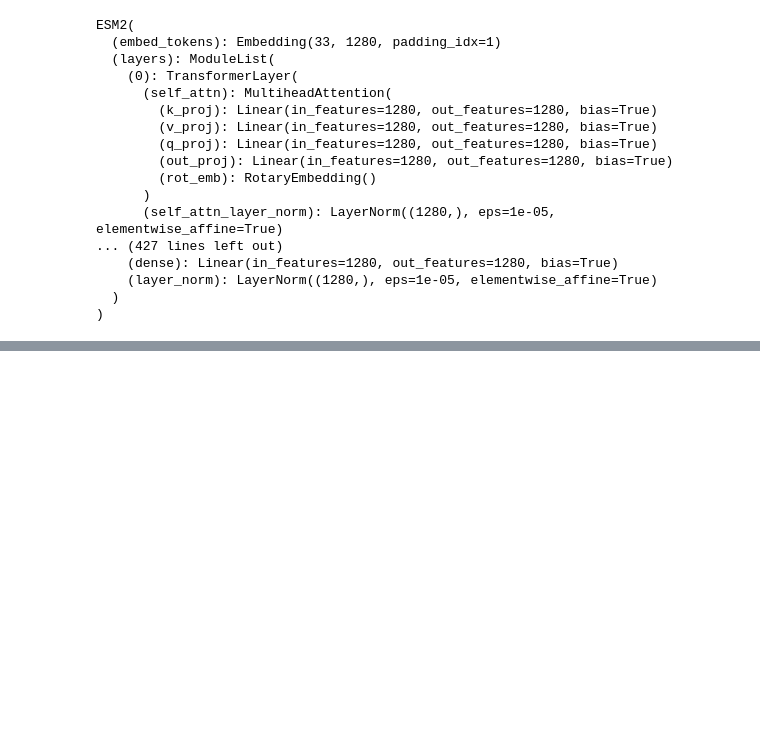
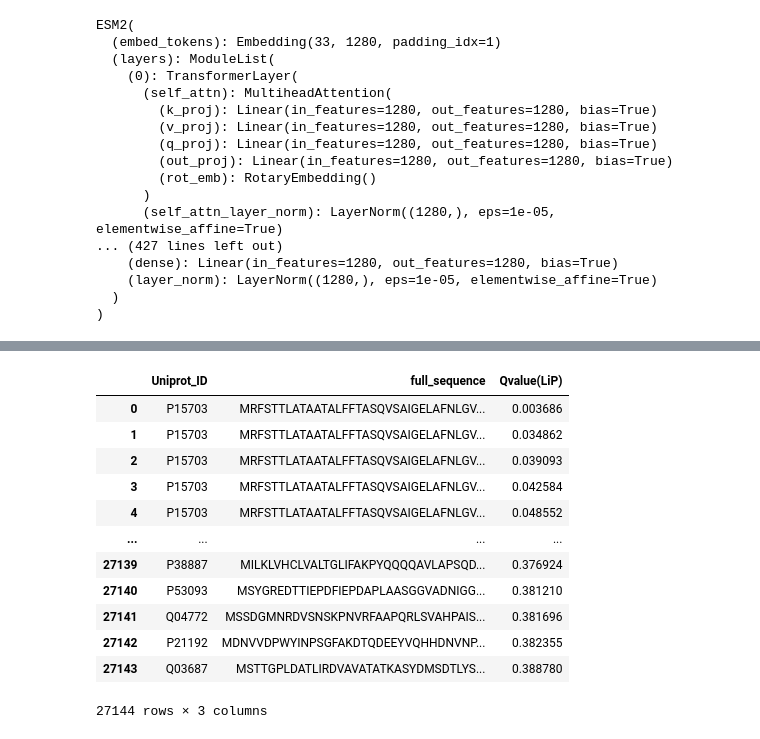
Before and after one commit to gustavoschewinski/tuning-protein, a Jupyter notebook: 2. create_embeddings.ipynb, the cells around one changed output, grey strips where cells are left out. Cells and saved outputs as stored; diff of their text form; code cells hidden in the pictures; blank space fills up the shorter version.

```diff
--- a/2. create_embeddings.ipynb
+++ b/2. create_embeddings.ipynb
@@ -58,0 +61,16 @@ df_clean
+# %%
+df_clean
+# %% [output]
+|  | Uniprot_ID | full_sequence | Qvalue(LiP) |
+| 0 | P15703 | MRFSTTLATAATALFFTASQVSAIGELAFNLGV... | 0.003686 |
+| 1 | P15703 | MRFSTTLATAATALFFTASQVSAIGELAFNLGV... | 0.034862 |
+| 2 | P15703 | MRFSTTLATAATALFFTASQVSAIGELAFNLGV... | 0.039093 |
+| 3 | P15703 | MRFSTTLATAATALFFTASQVSAIGELAFNLGV... | 0.042584 |
+| 4 | P15703 | MRFSTTLATAATALFFTASQVSAIGELAFNLGV... | 0.048552 |
+| ... | ... | ... | ... |
+| 27139 | P38887 | MILKLVHCLVALTGLIFAKPYQQQQAVLAPSQD... | 0.376924 |
+| 27140 | P53093 | MSYGREDTTIEPDFIEPDAPLAASGGVADNIGG... | 0.381210 |
+| 27141 | Q04772 | MSSDGMNRDVSNSKPNVRFAAPQRLSVAHPAIS... | 0.381696 |
+| 27142 | P21192 | MDNVVDPWYINPSGFAKDTQDEEYVQHHDNVNP... | 0.382355 |
+| 27143 | Q03687 | MSTTGPLDATLIRDVAVATATKASYDMSDTLYS... | 0.388780 |
+27144 rows × 3 columns
```
Also changed, not shown: parts of 17 cells of this notebook, 2 other files.
